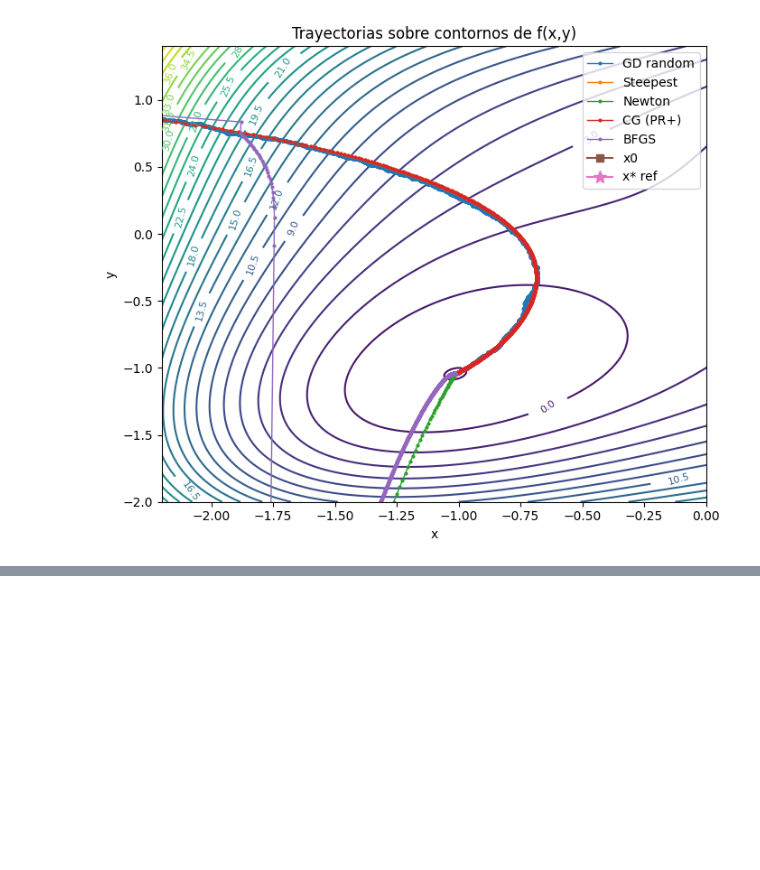
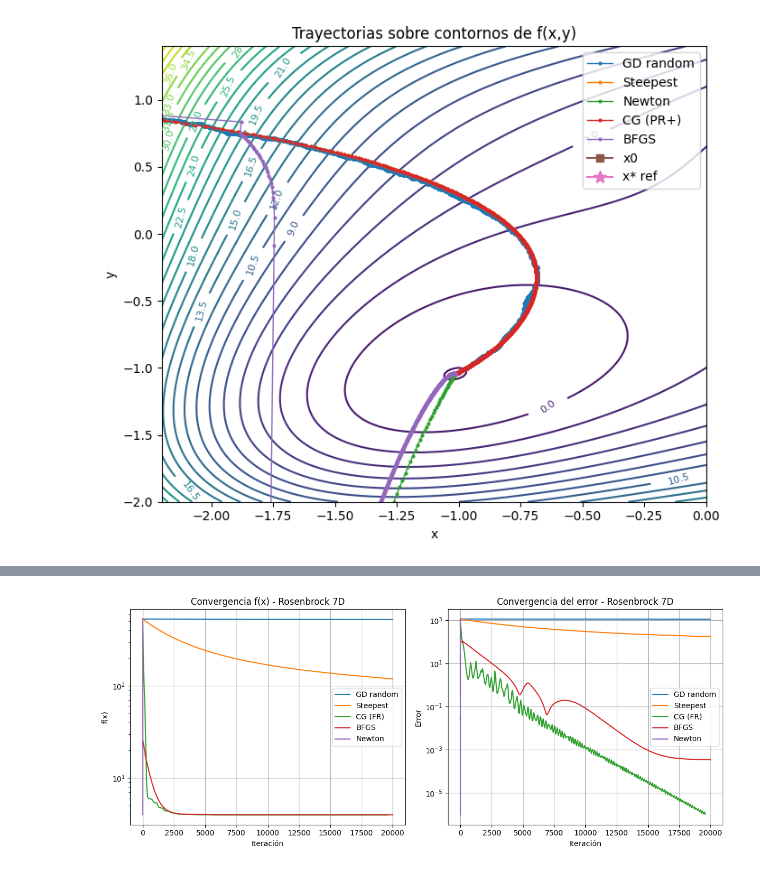
Before and after one commit to Gerax5/LAB3_MODSIM, a Jupyter notebook: ejercicio2.ipynb, the cells around one changed output, grey strips where cells are left out. Saved outputs shown, nothing was run; the diff lists cells and outputs as text; code cells hidden in the pictures; blank space fills up the shorter version.

```diff
--- a/ejercicio2.ipynb
+++ b/ejercicio2.ipynb
@@ -83,0 +257,5 @@ plt.show()
+# %%
+x0_rosen_7d = np.array([-1.2, 1.0, 1.0, 1.0, 1.0, -1.2, 1.0])
+tol = 1e-6
+maxIter = 20000
+stop = "grad_norm"
@@ -83,0 +288,7 @@ plt.show()
+# %%
+print("\nROSENBROCK 7D")
+print("Resumen (f(x), ||g||, iters, conv, xbest):")
+for name, (xbest, xs, fxs, errs, it, cv) in results_rosen_7d.items():
+    gnorm = norm(df_rosenbrock_nd(xbest))
+    print(f"{name:10s}  f={rosenbrock_nd(xbest): .6e}  ||g||={gnorm:.2e}  iters={it}  conv={cv}")
+    print(f"           x_final = {xbest}")
@@ -83,0 +321,25 @@ plt.show()
+# %%
+plt.figure(figsize=(12, 5))
+
+plt.subplot(1, 2, 1)
+for name, (_, _, fxs, errs, _, _) in results_rosen_7d.items():
+    plt.semilogy(fxs, label=name)
+plt.title("Convergencia f(x) - Rosenbrock 7D")
+plt.xlabel("Iteración")
+plt.ylabel("f(x)")
+plt.legend()
+plt.grid(True)
+
+plt.subplot(1, 2, 2)
+for name, (_, _, _, errs, _, _) in results_rosen_7d.items():
+    plt.semilogy(errs, label=name)
+plt.title("Convergencia del error - Rosenbrock 7D")
+plt.xlabel("Iteración")
+plt.ylabel("Error")
+plt.legend()
+plt.grid(True)
+
+plt.tight_layout()
+plt.show()
+# %% [output]
+[figure, added]
```
Also changed, not shown: parts of 15 cells of this notebook.
